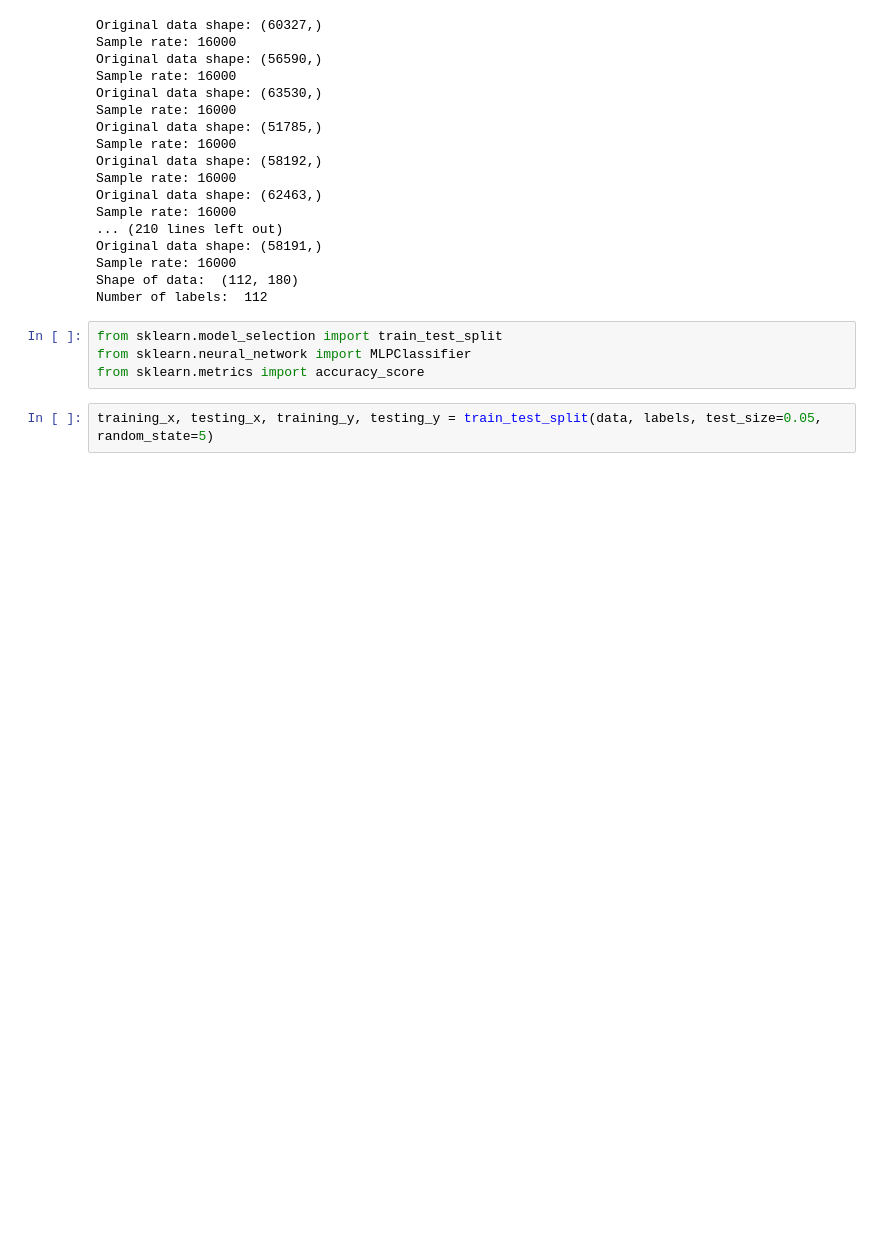
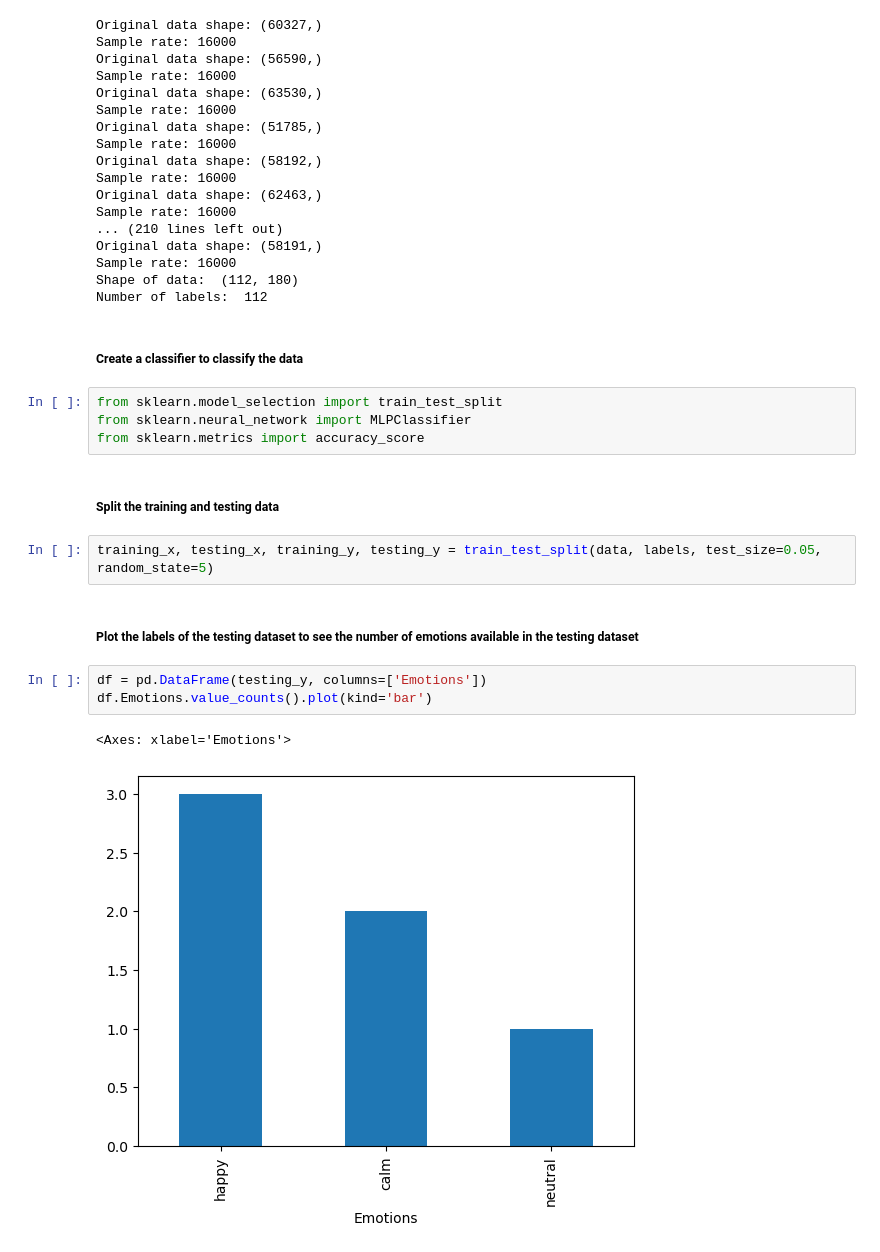
Before and after one commit to stevearmstrong-dev/emotion-recognition-from-audio, a Jupyter notebook: notebooks/emotion_recognition.ipynb, the cells around one changed output. Saved outputs shown, nothing was run; the diff lists cells and outputs as text; blank space fills up the shorter version.

```diff
--- a/notebooks/emotion_recognition.ipynb
+++ b/notebooks/emotion_recognition.ipynb
@@ -202,9 +202,21 @@ Original data shape: (58191,)
 Sample rate: 16000
 Shape of data:  (112, 180)
 Number of labels:  112
+# %% [markdown]
+##### Create a classifier to classify the data
 # %%
 from sklearn.model_selection import train_test_split
 from sklearn.neural_network import MLPClassifier
 from sklearn.metrics import accuracy_score
+# %% [markdown]
+##### Split the training and testing data
 # %%
 training_x, testing_x, training_y, testing_y = train_test_split(data, labels, test_size=0.05, random_state=5)
+# %% [markdown]
+##### Plot the labels of the testing dataset to see the number of emotions available in the testing dataset
+# %%
+df = pd.DataFrame(testing_y, columns=['Emotions'])
+df.Emotions.value_counts().plot(kind='bar')
+# %% [output]
+<Axes: xlabel='Emotions'>
+[figure, added]
```
Also changed, not shown: parts of 12 cells of this notebook.
